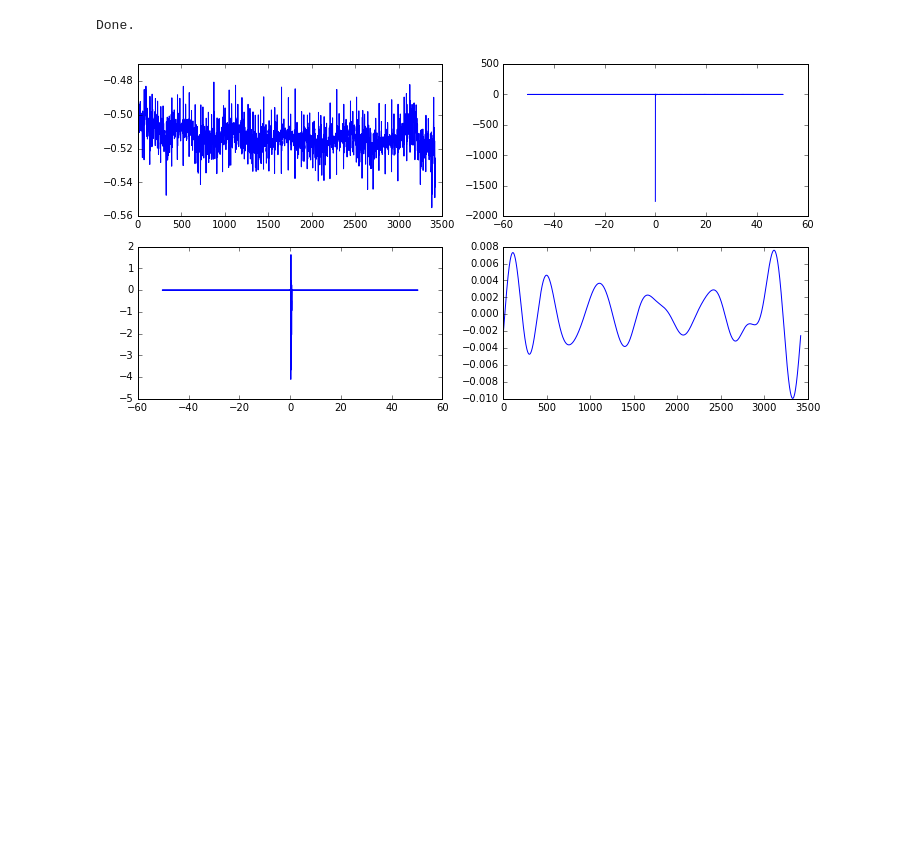
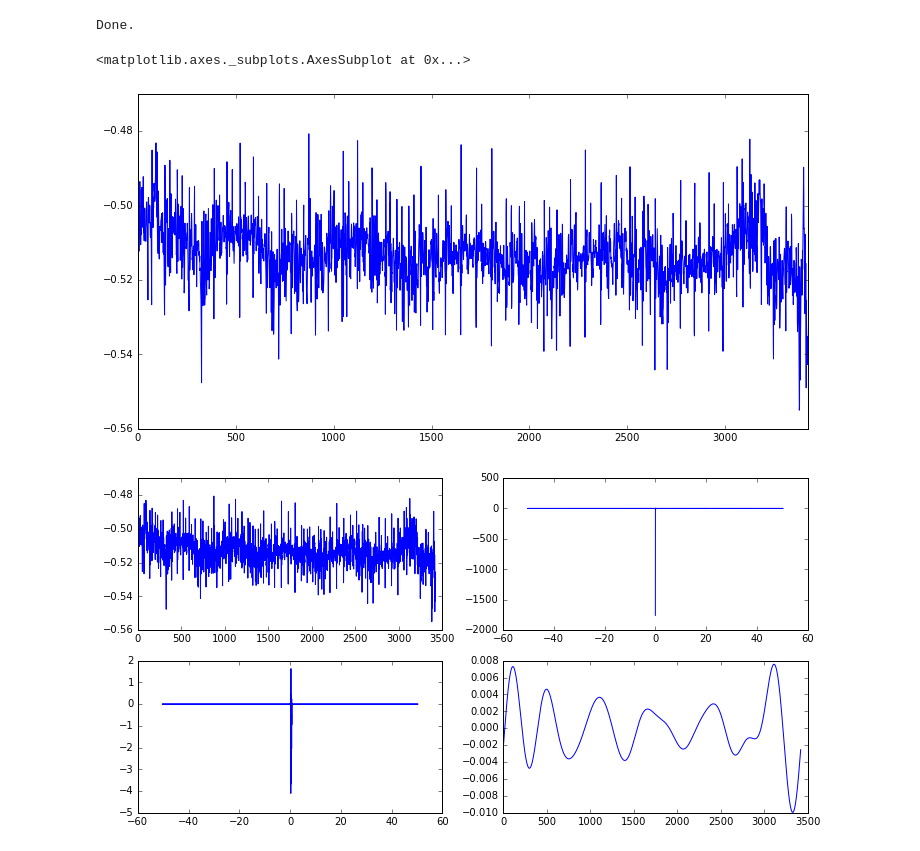
Before and after one commit to TomGarske/Simple-Flask-Server, a Jupyter notebook: sqlite-database/development.ipynb, the cells around one changed output. Drawn from its saved outputs; the diff is of its cells as text; code cells hidden in the pictures; blank space fills up the shorter version.

```diff
--- a/sqlite-database/development.ipynb
+++ b/sqlite-database/development.ipynb
@@ -213,6 +217,11 @@ df = results.DataFrame()
 dt = df["timeStep"].mean()/1000.0
 # %% [output]
 Done.
+# %%
+df["zAxis"].plot()
+# %% [output]
+<matplotlib.axes._subplots.AxesSubplot at 0x...>
+[figure, added]
 # %%
 v = df["zAxis"].values
 displayBR(v)
```
Also changed, not shown: parts of 4 cells of this notebook, 1 other file.
